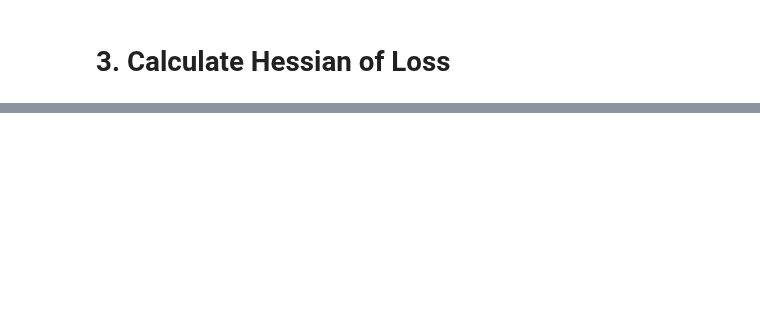
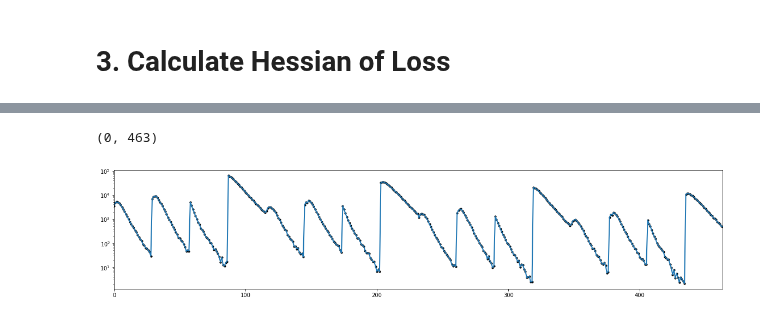
Before and after one commit to ZihengChen/WBranchingFaction, a Jupyter notebook: notebooks/torch_fitTemplate.ipynb, the cells around one changed output, grey strips where cells are left out. Cells and saved outputs as stored; diff of their text form; code cells hidden in the pictures; blank space fills up the shorter version.

```diff
--- a/notebooks/torch_fitTemplate.ipynb
+++ b/notebooks/torch_fitTemplate.ipynb
@@ -64,3 +71,19 @@ common.showParameterCovMat(corr,sigma)
 # bwm = params['layer_beta.bwm'].data
 # bwt = params['layer_beta.bwt'].data
 # print(bwe,bwm,bwt)
+# %%
+#temp = np.transpose(X,(0,1,2))
+temp = np.concatenate(X.numpy(),axis=1)
+temp = np.sum(temp,axis=0)
+
+targ = np.concatenate(Y.numpy(),axis=0)
+
+plt.figure(figsize=(20,4),facecolor='w')
+c = np.arange(temp.size)
+plt.plot(c, temp, lw=2)
+plt.scatter(c, targ, c='k',s=10)
+plt.yscale('log')
+plt.xlim(c.min(),c.max())
+# %% [output]
+(0, 463)
+[figure, added]
```
Also changed, not shown: parts of 7 cells of this notebook, 18 other files.
